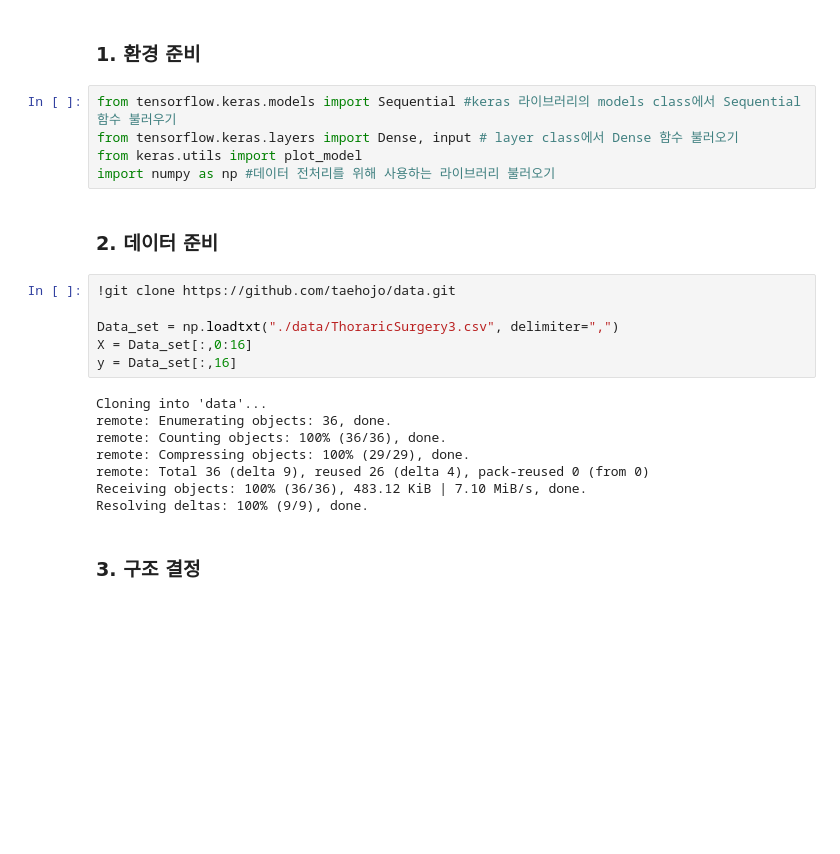
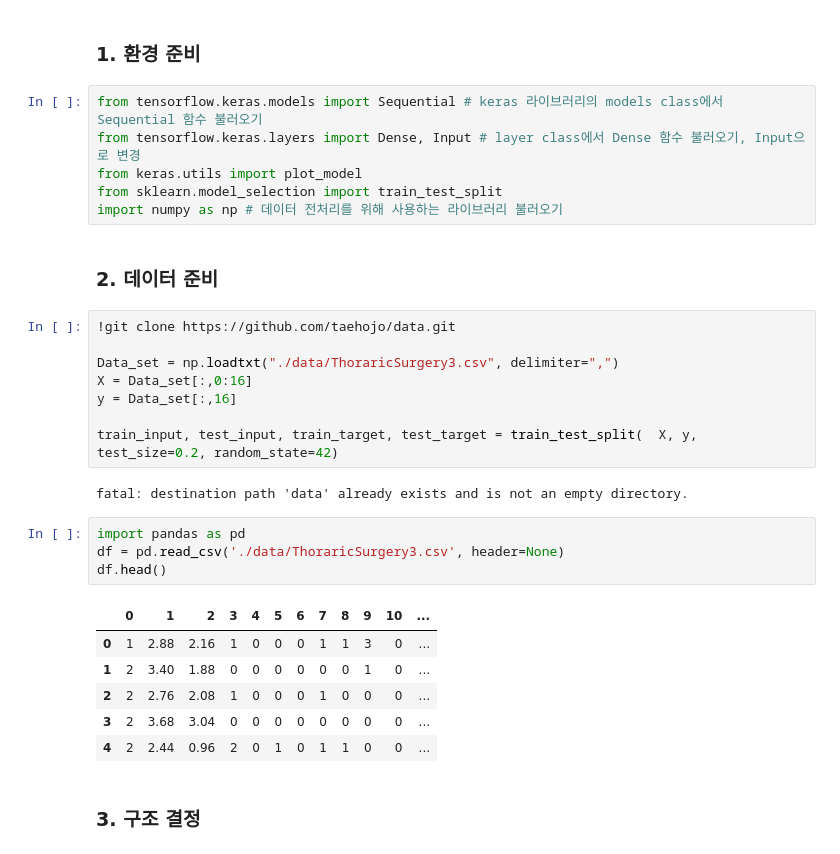
Before and after one commit to ljw-0108/deep-learning-practice, a Jupyter notebook: easy_deep_learning_principle.ipynb, the cells around one changed output. Saved outputs shown, nothing was run; the diff lists cells and outputs as text; blank space fills up the shorter version.

```diff
--- a/easy_deep_learning_principle.ipynb
+++ b/easy_deep_learning_principle.ipynb
@@ -7,10 +7,11 @@
 # %% [markdown]
 ### 1. 환경 준비
 # %%
-from tensorflow.keras.models import Sequential #keras 라이브러리의 models class에서 Sequential 함수 불러우기
-from tensorflow.keras.layers import Dense, input # layer class에서 Dense 함수 불러오기
+from tensorflow.keras.models import Sequential # keras 라이브러리의 models class에서 Sequential 함수 불러오기
+from tensorflow.keras.layers import Dense, Input # layer class에서 Dense 함수 불러오기, Input으로 변경
 from keras.utils import plot_model
-import numpy as np #데이터 전처리를 위해 사용하는 라이브러리 불러오기
+from sklearn.model_selection import train_test_split
+import numpy as np # 데이터 전처리를 위해 사용하는 라이브러리 불러오기
 # %% [markdown]
 ### 2. 데이터 준비
 # %%
@@ -19,14 +20,21 @@ import numpy as np #데이터 전처리를 위해 사용하는 라이브러리
 Data_set = np.loadtxt("./data/ThoraricSurgery3.csv", delimiter=",")
 X = Data_set[:,0:16]
 y = Data_set[:,16]
+
+train_input, test_input, train_target, test_target = train_test_split(  X, y, test_size=0.2, random_state=42)
 # %% [output]
-Cloning into 'data'...
-remote: Enumerating objects: 36, done.
-remote: Counting objects: 100% (36/36), done.
-remote: Compressing objects: 100% (29/29), done.
-remote: Total 36 (delta 9), reused 26 (delta 4), pack-reused 0 (from 0)
-Receiving objects: 100% (36/36), 483.12 KiB | 7.10 MiB/s, done.
-Resolving deltas: 100% (9/9), done.
+fatal: destination path 'data' already exists and is not an empty directory.
+# %%
+import pandas as pd
+df = pd.read_csv('./data/ThoraricSurgery3.csv', header=None)
+df.head()
+# %% [output]
+|  | 0 | 1 | 2 | 3 | 4 | 5 | 6 | 7 | 8 | 9 | 10 | ... |
+| 0 | 1 | 2.88 | 2.16 | 1 | 0 | 0 | 0 | 1 | 1 | 3 | 0 | ... |
+| 1 | 2 | 3.40 | 1.88 | 0 | 0 | 0 | 0 | 0 | 0 | 1 | 0 | ... |
+| 2 | 2 | 2.76 | 2.08 | 1 | 0 | 0 | 0 | 1 | 0 | 0 | 0 | ... |
+| 3 | 2 | 3.68 | 3.04 | 0 | 0 | 0 | 0 | 0 | 0 | 0 | 0 | ... |
+| 4 | 2 | 2.44 | 0.96 | 2 | 0 | 1 | 0 | 1 | 1 | 0 | 0 | ... |
 # %% [markdown]
 ### 3. 구조 결정
 # %%
```
Also changed, not shown: parts of 7 cells of this notebook.
